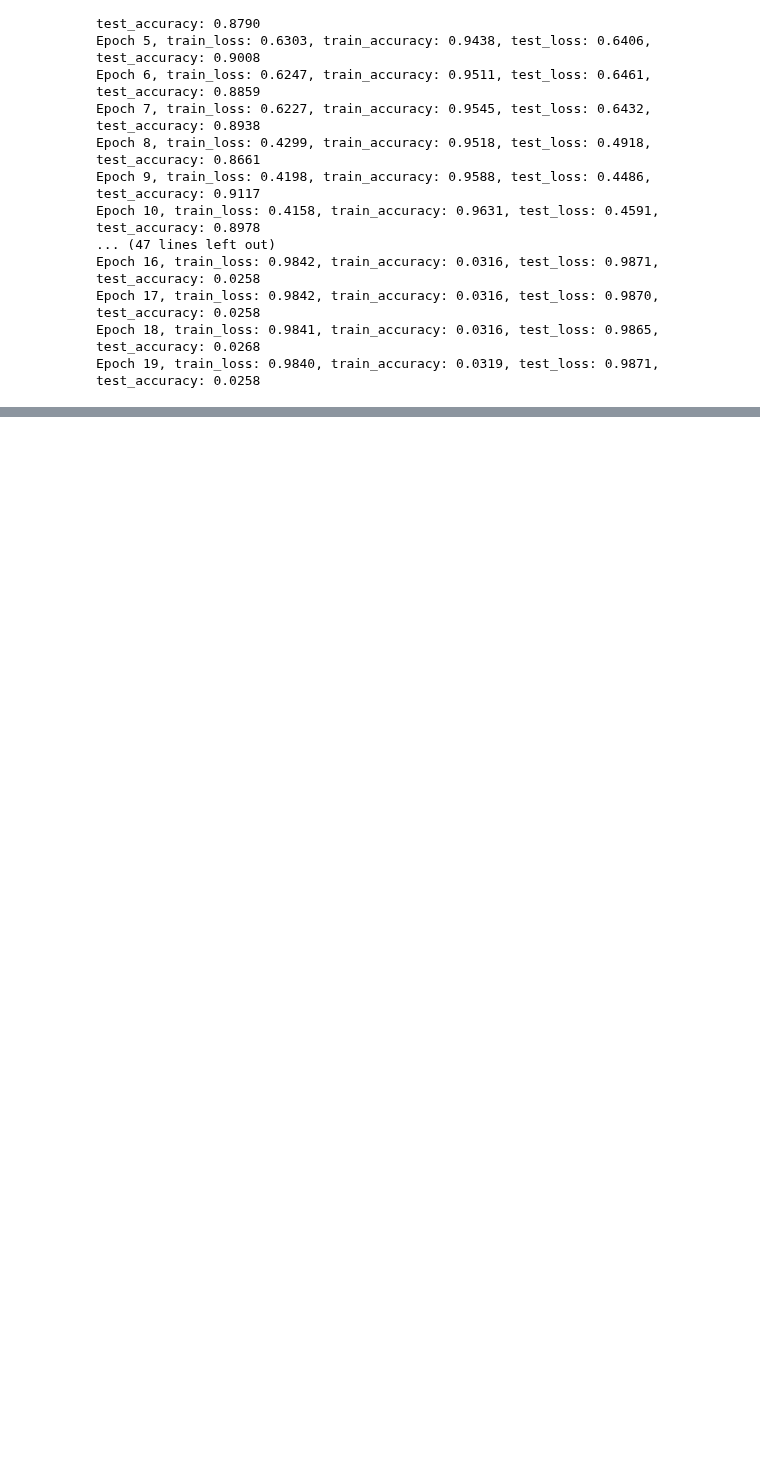
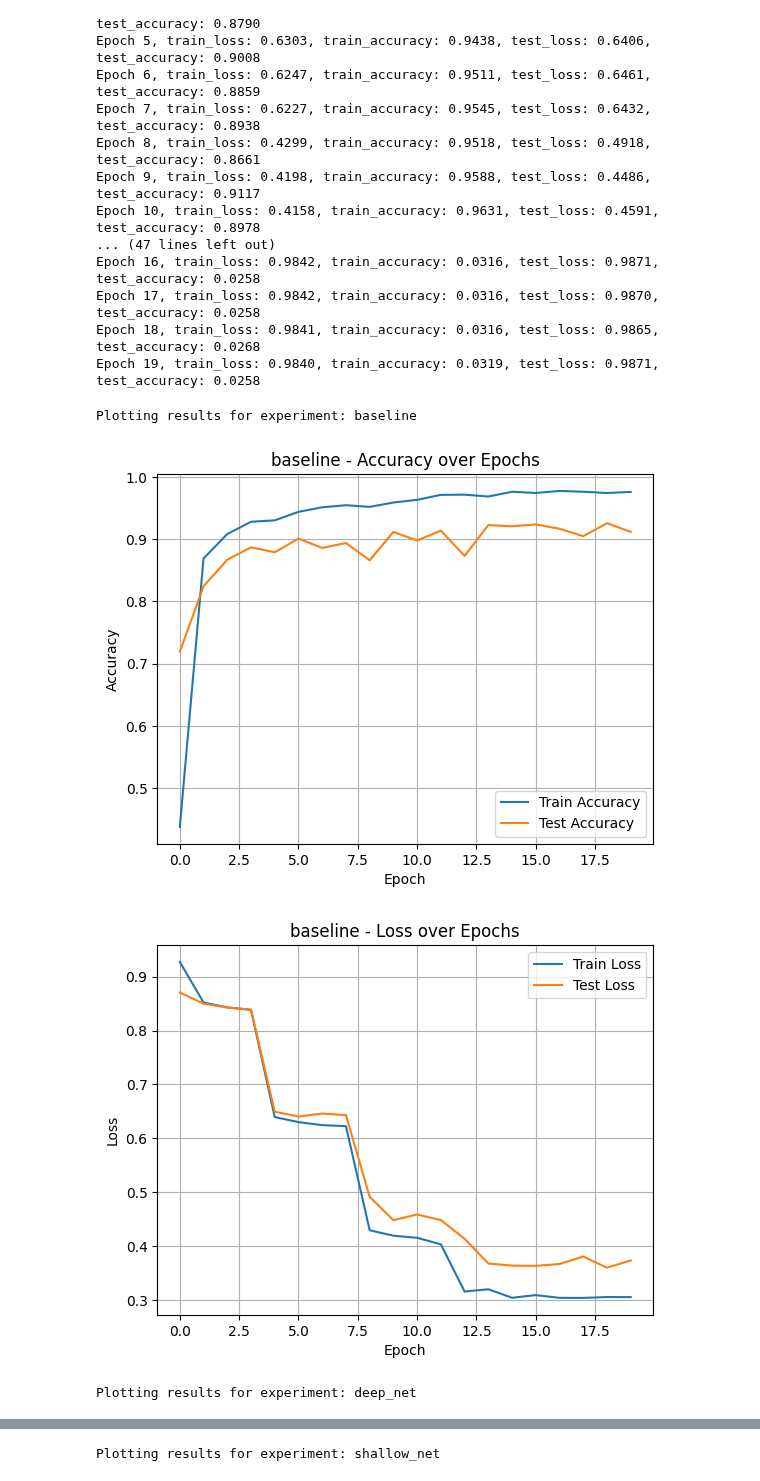
Before and after one commit to myriamcg/NeSy-vs-Backdoors, a Jupyter notebook: logictensornetwork/examples/mnist/all_experiments_mnist.ipynb, the cells around one changed output, grey strips where cells are left out. Saved outputs shown, nothing was run; the diff lists cells and outputs as text; code cells hidden in the pictures; blank space fills up the shorter version.

Commit message:
added experiments on single digit addition

```diff
--- a/logictensornetwork/examples/mnist/all_experiments_mnist.ipynb
+++ b/logictensornetwork/examples/mnist/all_experiments_mnist.ipynb
@@ -251,0 +237,7 @@ Epoch 19, train_loss: 0.9840, train_accuracy: 0.0319, test_loss: 0.9871, test_ac
+# %%
+plot_all_experiments(results)
+# %% [output]
+Plotting results for experiment: baseline
+[figure, added]
+[figure, added]
+Plotting results for experiment: deep_net
@@ -251,0 +246 @@ Epoch 19, train_loss: 0.9840, train_accuracy: 0.0319, test_loss: 0.9871, test_ac
+Plotting results for experiment: shallow_net
```
Also changed, not shown: parts of 7 cells of this notebook, 2 other files.
